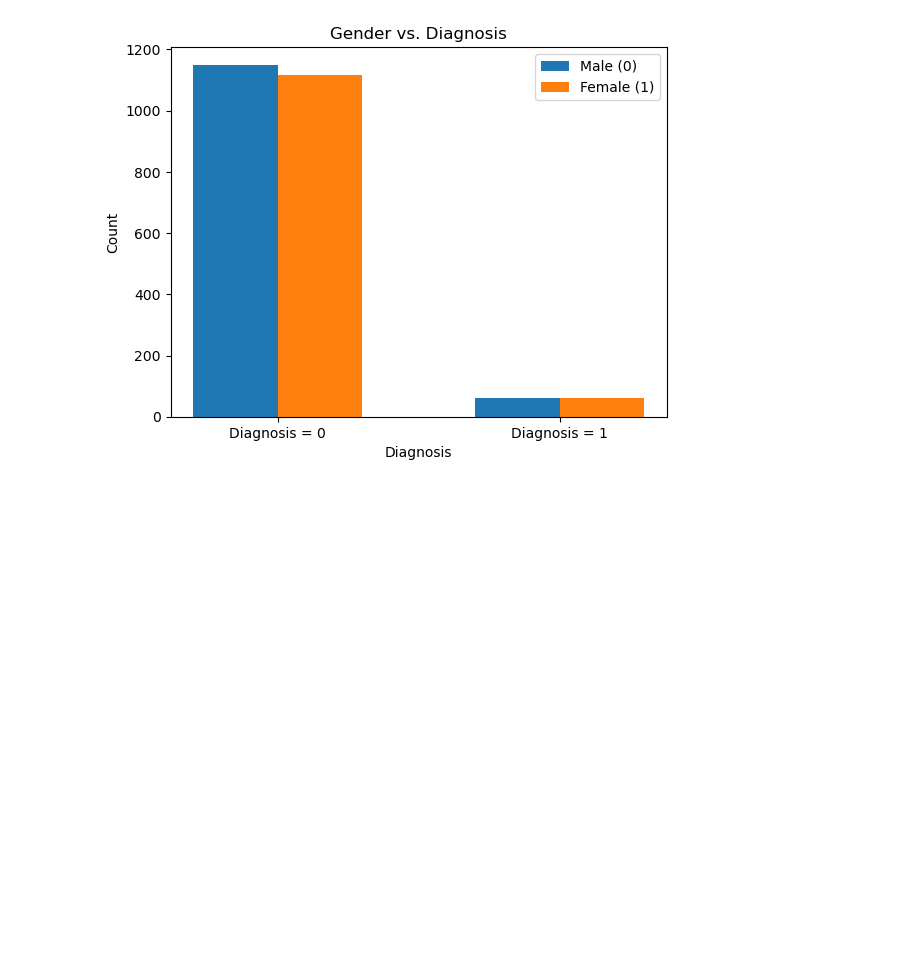
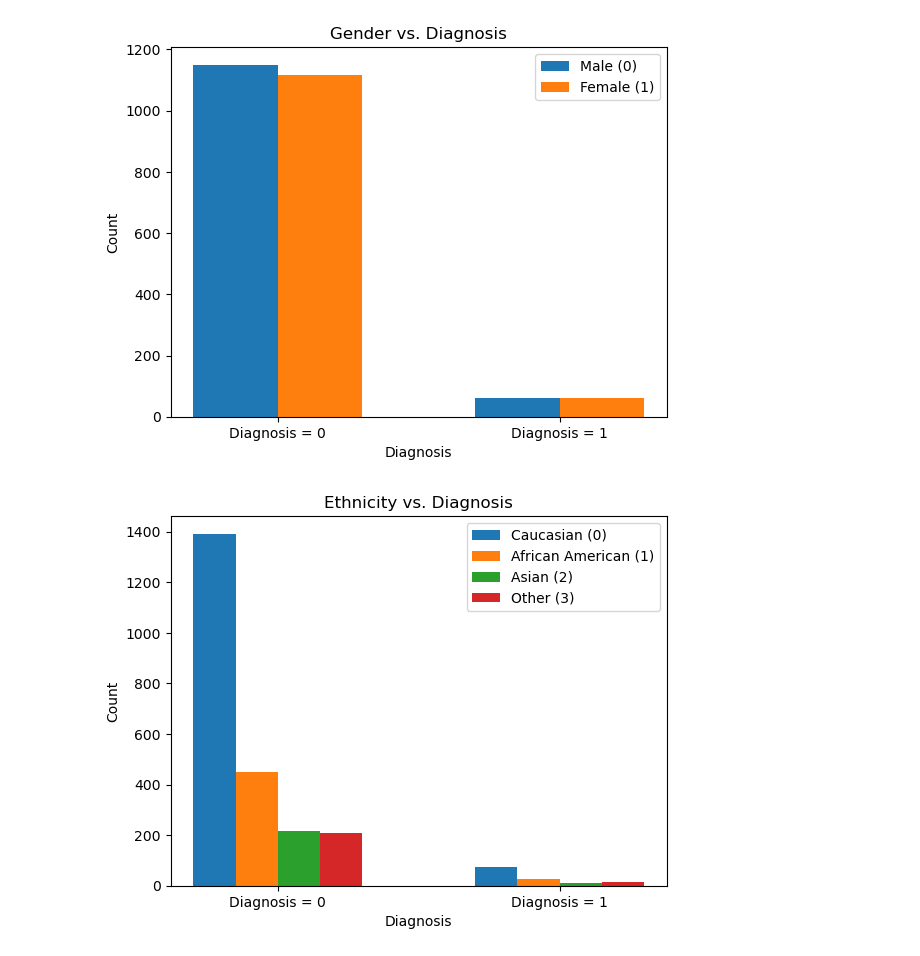
Before and after one commit to Lauren-N/CPSC322-Final-Project, a Jupyter notebook: ProjectProposal.ipynb, the cells around one changed output. Saved outputs shown, nothing was run; the diff lists cells and outputs as text; code cells hidden in the pictures; blank space fills up the shorter version.

Commit message:
all visualizations for selected attributes are completed in the jupyter notebook

```diff
--- a/ProjectProposal.ipynb
+++ b/ProjectProposal.ipynb
@@ -198,3 +197,58 @@ counts = [gender_counts_0, gender_counts_1]
 bar_chart(labels, counts, "Gender vs. Diagnosis")
 # %% [output]
 [figure]
+# %%
+# Ethnicity vs Diagnosis
+x = [int(val) for val in utils.get_column(table, headers, "Ethnicity")]
+
+# Counting the number of individuals in each ethnicity group (0: Caucasian, 1: African American, 2: Asian, 3: Other) for each Diagnosis category
+ethnicity_counts_0 = [
+    sum(1 for ethnicity, diag in zip(x, y) if ethnicity == 0 and diag == 0),  # Caucasian (Ethnicity = 0) and Diagnosis = 0
+    sum(1 for ethnicity, diag in zip(x, y) if ethnicity == 0 and diag == 1)   # Caucasian (Ethnicity = 0) and Diagnosis = 1
+]
+
+ethnicity_counts_1 = [
+    sum(1 for ethnicity, diag in zip(x, y) if ethnicity == 1 and diag == 0),  # African American (Ethnicity = 1) and Diagnosis = 0
+    sum(1 for ethnicity, diag in zip(x, y) if ethnicity == 1 and diag == 1)   # African American (Ethnicity = 1) and Diagnosis = 1
+]
+
+ethnicity_counts_2 = [
+    sum(1 for ethnicity, diag in zip(x, y) if ethnicity == 2 and diag == 0),  # Asian (Ethnicity = 2) and Diagnosis = 0
+    sum(1 for ethnicity, diag in zip(x, y) if ethnicity == 2 and diag == 1)   # Asian (Ethnicity = 2) and Diagnosis = 1
+]
+
+ethnicity_counts_3 = [
+    sum(1 for ethnicity, diag in zip(x, y) if ethnicity == 3 and diag == 0),  # Other (Ethnicity = 3) and Diagnosis = 0
+    sum(1 for ethnicity, diag in zip(x, y) if ethnicity == 3 and diag == 1)   # Other (Ethnicity = 3) and Diagnosis = 1
+]
+
+# Bar chart function
+def bar_chart(x, y, title):
+    plt.figure()
+    width = 0.15  # Width of bars
+    index = np.arange(len(x))  # Positions of bars
+
+    # Plotting bars for each ethnicity
+    plt.bar(index - 1.5 * width, y[0], width, label="Caucasian (0)")  # Bars for Caucasian
+    plt.bar(index - 0.5 * width, y[1], width, label="African American (1)")  # Bars for African American
+    plt.bar(index + 0.5 * width, y[2], width, label="Asian (2)")  # Bars for Asian
+    plt.bar(index + 1.5 * width, y[3], width, label="Other (3)")  # Bars for Other
+
+    # Adding labels, title, and legend
+    plt.xlabel('Diagnosis')
+    plt.ylabel('Count')
+    plt.title(title)
+    plt.xticks(index, x)  # Set x-axis labels to 'Diagnosis = 0' and 'Diagnosis = 1'
+    plt.legend()
+
+    plt.show()
+
+# Labels and counts for bar chart
+labels = ['Diagnosis = 0', 'Diagnosis = 1']
+# Counts for each ethnicity group in a tuple (Caucasian counts, African American counts, Asian counts, Other counts)
+counts = [ethnicity_counts_0, ethnicity_counts_1, ethnicity_counts_2, ethnicity_counts_3]
+
+# Calling the bar chart function with the data
+bar_chart(labels, counts, "Ethnicity vs. Diagnosis")
+# %% [output]
+[figure, added]
```
Also changed, not shown: parts of 7 cells of this notebook.
